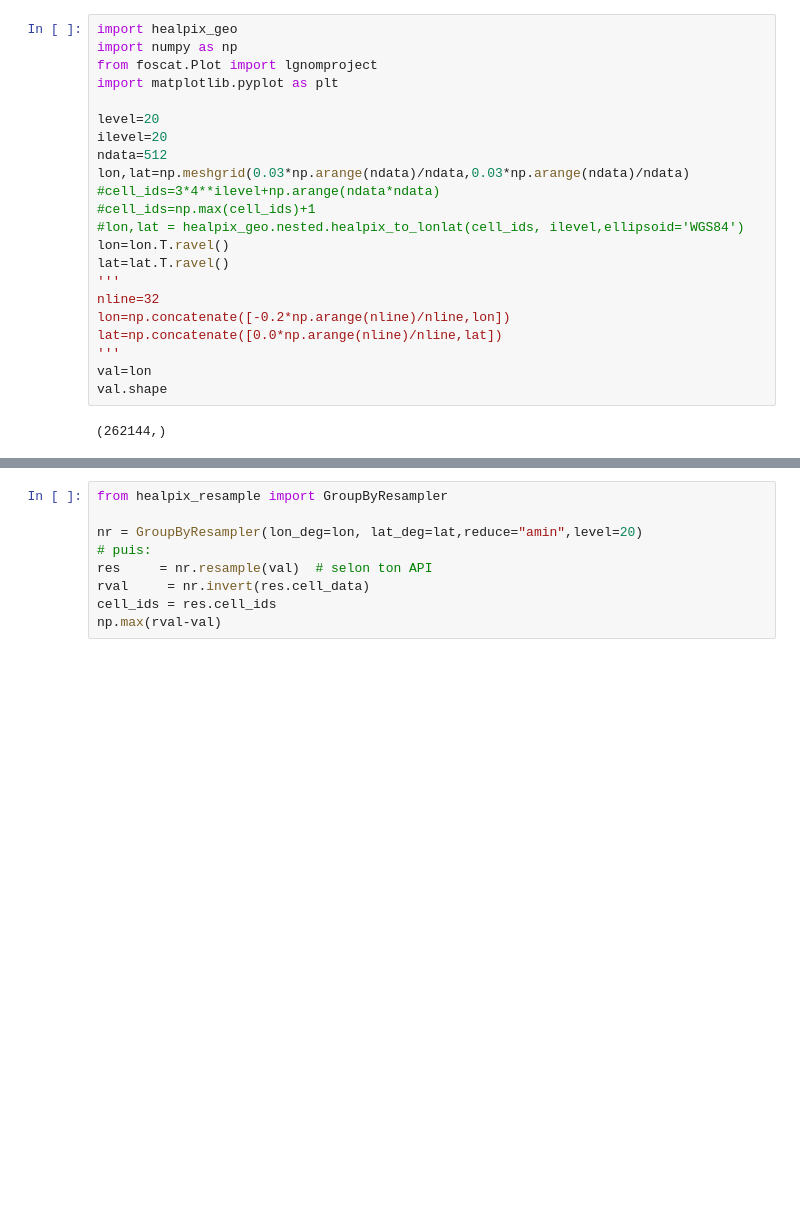
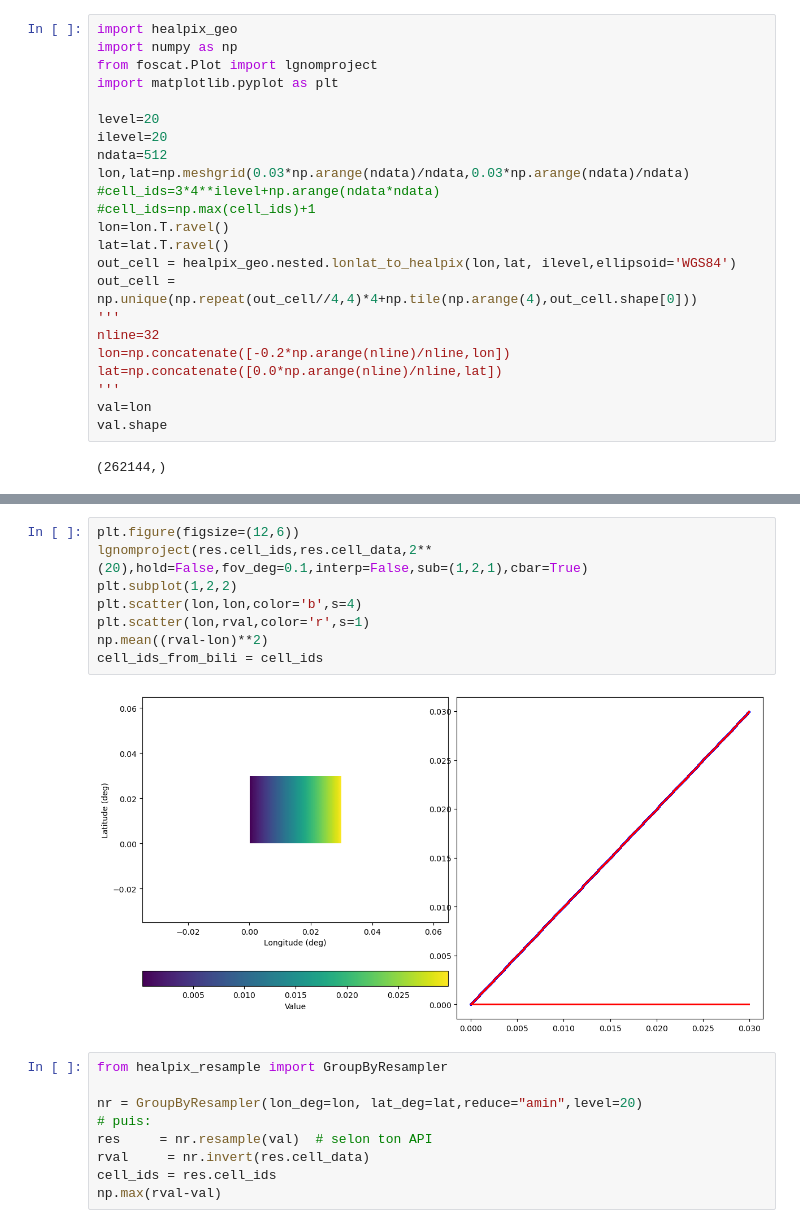
Before and after one commit to EOPF-DGGS/healpix-resample, a Jupyter notebook: notebooks/Test_regrid_to_healpix.ipynb, the cells around one changed output, grey strips where cells are left out. Cells and saved outputs as stored; diff of their text form; blank space fills up the shorter version.

```diff
--- a/notebooks/Test_regrid_to_healpix.ipynb
+++ b/notebooks/Test_regrid_to_healpix.ipynb
@@ -14,9 +14,10 @@ ndata=512
 lon,lat=np.meshgrid(0.03*np.arange(ndata)/ndata,0.03*np.arange(ndata)/ndata)
 #cell_ids=3*4**ilevel+np.arange(ndata*ndata)
 #cell_ids=np.max(cell_ids)+1
-#lon,lat = healpix_geo.nested.healpix_to_lonlat(cell_ids, ilevel,ellipsoid='WGS84')
 lon=lon.T.ravel()
 lat=lat.T.ravel()
+out_cell = healpix_geo.nested.lonlat_to_healpix(lon,lat, ilevel,ellipsoid='WGS84')
+out_cell = np.unique(np.repeat(out_cell//4,4)*4+np.tile(np.arange(4),out_cell.shape[0]))
 '''
 nline=32
 lon=np.concatenate([-0.2*np.arange(nline)/nline,lon])
@@ -29,3 +51,13 @@ val.shape
+# %%
+plt.figure(figsize=(12,6))
+lgnomproject(res.cell_ids,res.cell_data,2**(20),hold=False,fov_deg=0.1,interp=False,sub=(1,2,1),cbar=True)
+plt.subplot(1,2,2)
+plt.scatter(lon,lon,color='b',s=4)
+plt.scatter(lon,rval,color='r',s=1)
+np.mean((rval-lon)**2)
+cell_ids_from_bili = cell_ids
+# %% [output]
+[figure, added]
 # %%
 from healpix_resample import GroupByResampler
 
```
Also changed, not shown: parts of 5 cells of this notebook, 2 other files.
